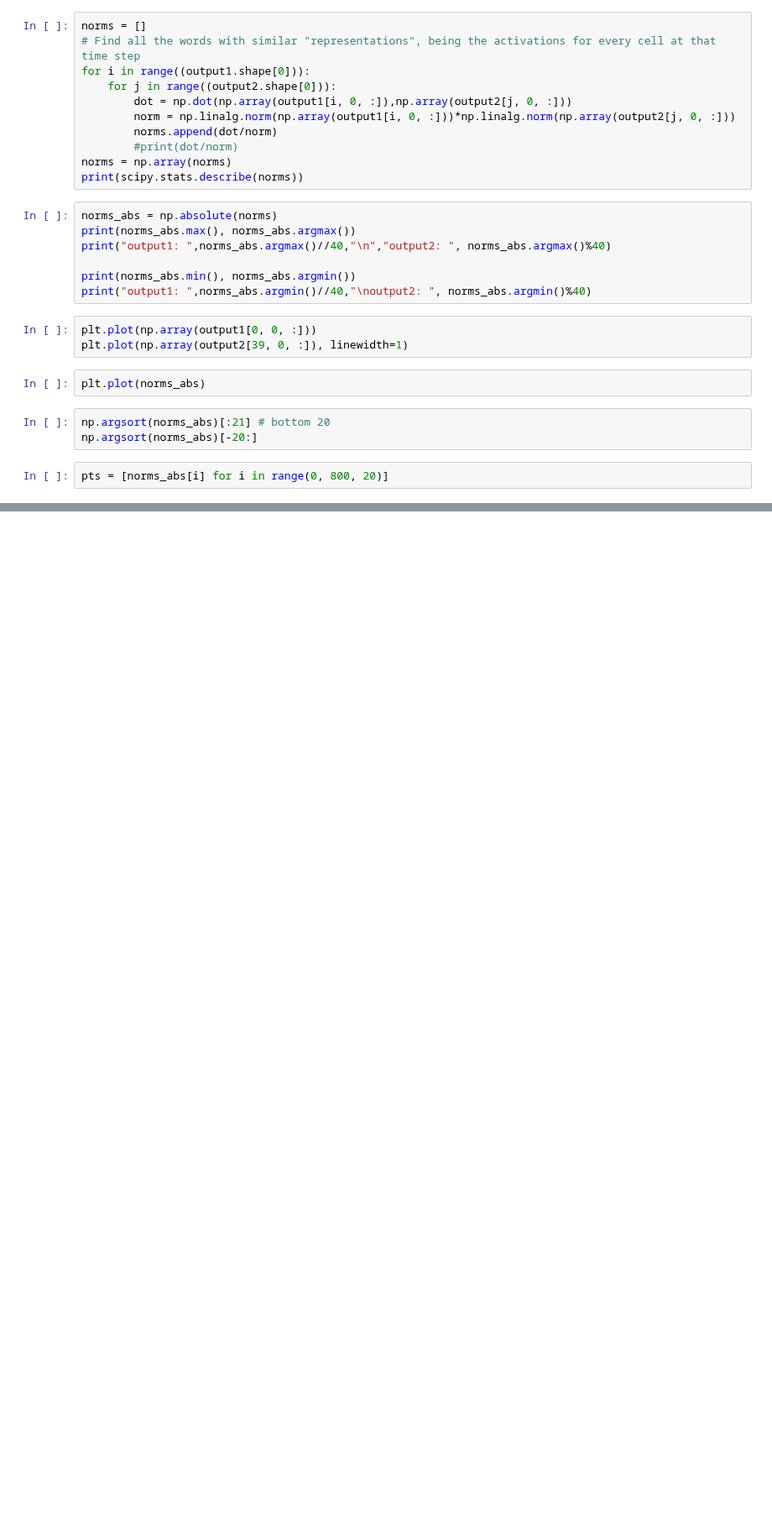
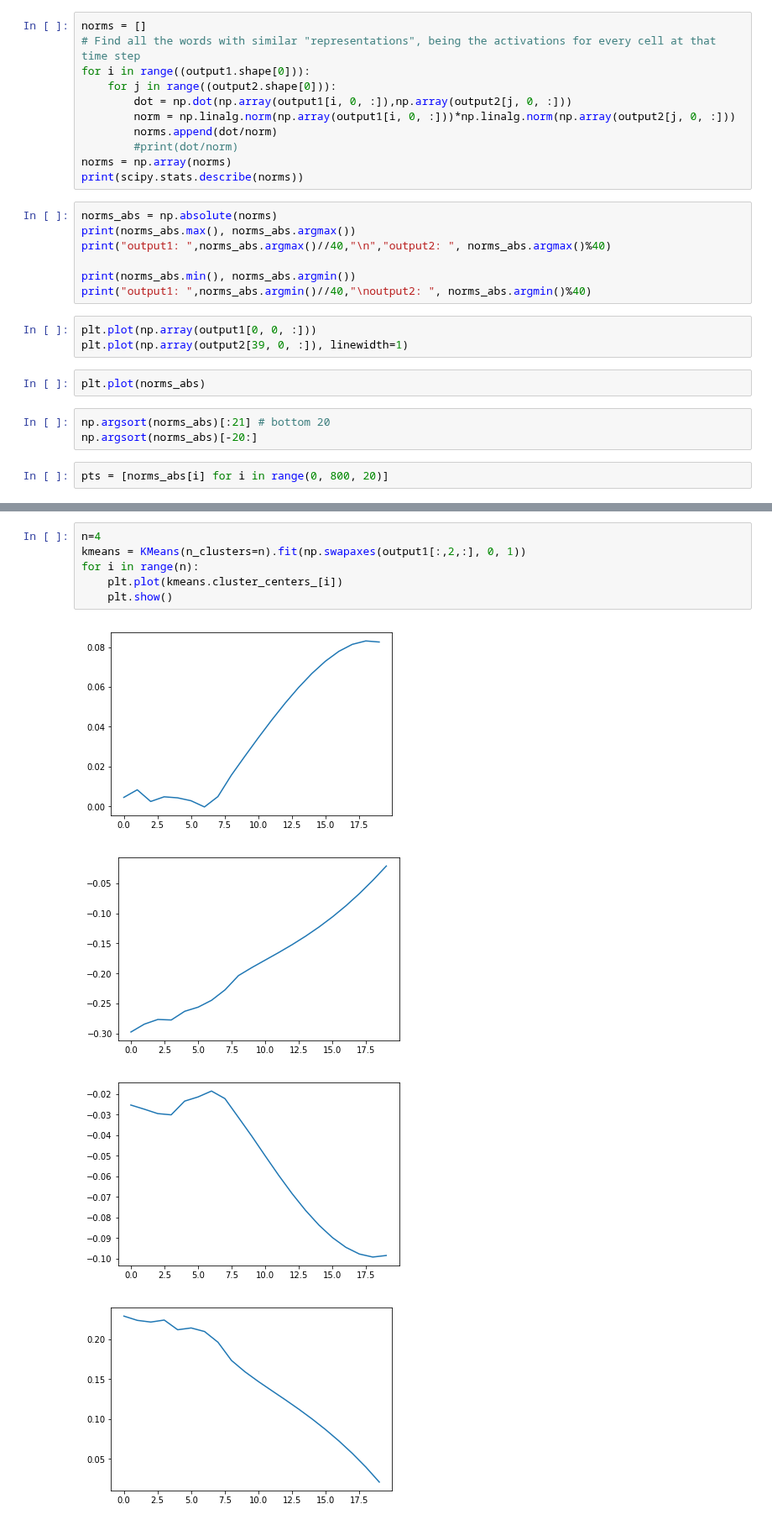
Before and after one commit to CornellDataScience/Insights-FakeNews, a Jupyter notebook: Stance Detection Viz.ipynb, the cells around one changed output, grey strips where cells are left out. Shown at 84% size. Saved outputs shown, nothing was run; the diff lists cells and outputs as text; blank space fills up the shorter version.

```diff
--- a/Stance Detection Viz.ipynb
+++ b/Stance Detection Viz.ipynb
@@ -661,0 +635,11 @@ cells_json = {
+# %%
+n=4
+kmeans = KMeans(n_clusters=n).fit(np.swapaxes(output1[:,2,:], 0, 1))
+for i in range(n):
+    plt.plot(kmeans.cluster_centers_[i])
+    plt.show()
+# %% [output]
+[figure, added]
+[figure, added]
+[figure, added]
+[figure, added]
```
Also changed, not shown: parts of 24 cells of this notebook, 10 other files.
